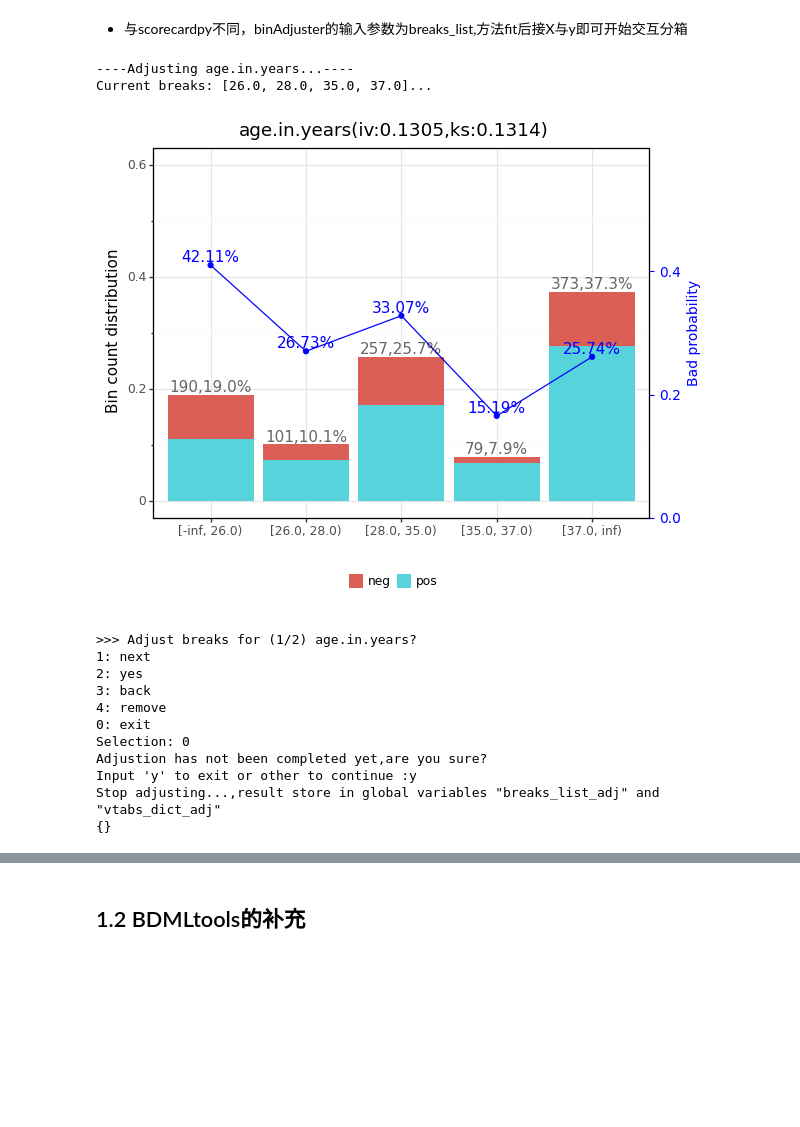
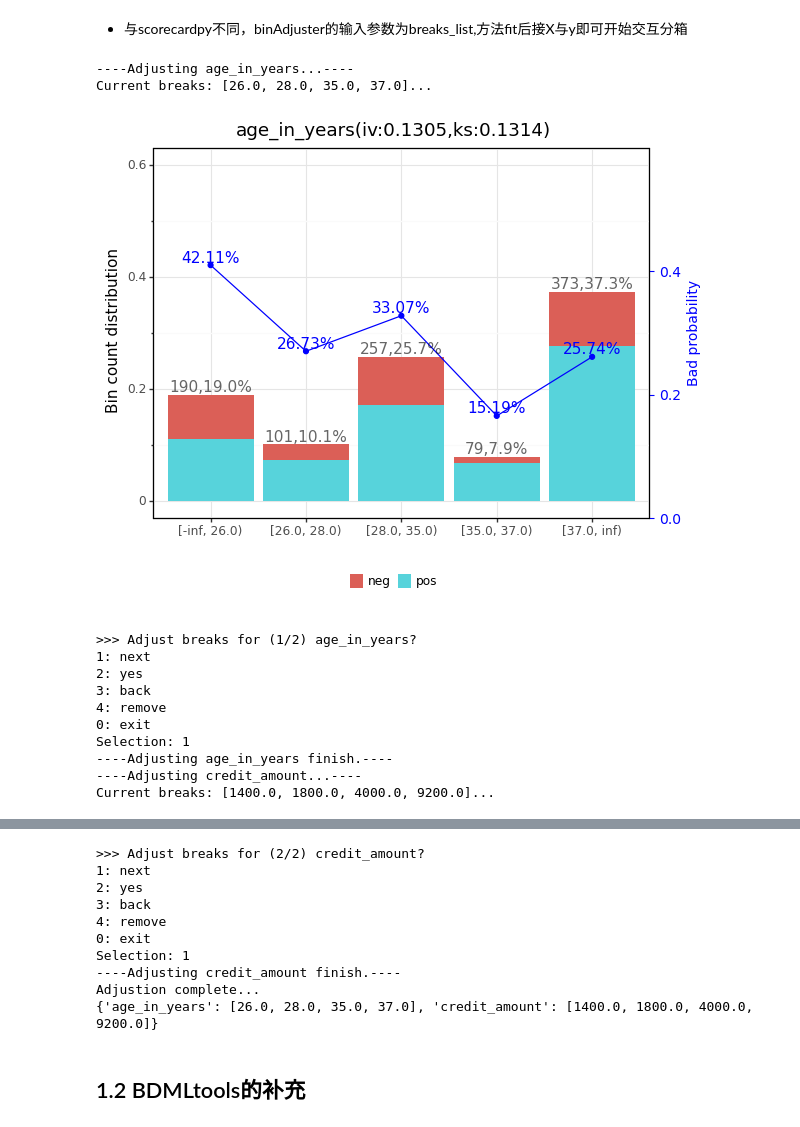
Before and after one commit to zk403/mlearn, a Jupyter notebook: example/1.分箱对比scorecardpy.ipynb, the cells around one changed output, grey strips where cells are left out. Drawn from its saved outputs; the diff is of its cells as text; code cells hidden in the pictures; blank space fills up the shorter version.

```diff
--- a/example/1.分箱对比scorecardpy.ipynb
+++ b/example/1.分箱对比scorecardpy.ipynb
@@ -237,22 +216,21 @@ Selection: 1
 # %% [markdown]
 + 与scorecardpy不同，binAdjuster的输入参数为breaks_list,方法fit后接X与y即可开始交互分箱
 # %%
-breaks_list={'age.in.years': [26.0,28.0,35.0,37.0],
-             'credit.amount': [1400.0,1800.0,4000.0,9200.0]}
+breaks_list={'age_in_years': [26.0,28.0,35.0,37.0],
+             'credit_amount': [1400.0,1800.0,4000.0,9200.0]}
 bin_adj=bm.binAdjuster(breaks_list).fit(X,y)
 print(bin_adj.breaks_list_adj)
 # %% [output]
-----Adjusting age.in.years...----
+----Adjusting age_in_years...----
 Current breaks: [26.0, 28.0, 35.0, 37.0]...
-[figure, old version]
+[figure, new version]
->>> Adjust breaks for (1/2) age.in.years?
+>>> Adjust breaks for (1/2) age_in_years?
 1: next
 2: yes
 3: back
 4: remove
 0: exit
-Selection: 0
-Adjustion has not been completed yet,are you sure?
-Input 'y' to exit or other to continue :y
-Stop adjusting...,result store in global variables "breaks_list_adj" and "vtabs_dict_adj"
-{}
+Selection: 1
+----Adjusting age_in_years finish.----
+----Adjusting credit_amount...----
+Current breaks: [1400.0, 1800.0, 4000.0, 9200.0]...
@@ -259,3 +238,13 @@ Stop adjusting...,result store in global variables "breaks_list_adj" and "vtabs_
+>>> Adjust breaks for (2/2) credit_amount?
+1: next
+2: yes
+3: back
+4: remove
+0: exit
+Selection: 1
+----Adjusting credit_amount finish.----
+Adjustion complete...
+{'age_in_years': [26.0, 28.0, 35.0, 37.0], 'credit_amount': [1400.0, 1800.0, 4000.0, 9200.0]}
 # %% [markdown]
 ## 1.2 BDMLtools的补充
 # %% [markdown]
```
Also changed, not shown: parts of 26 cells of this notebook, 17 other files.
